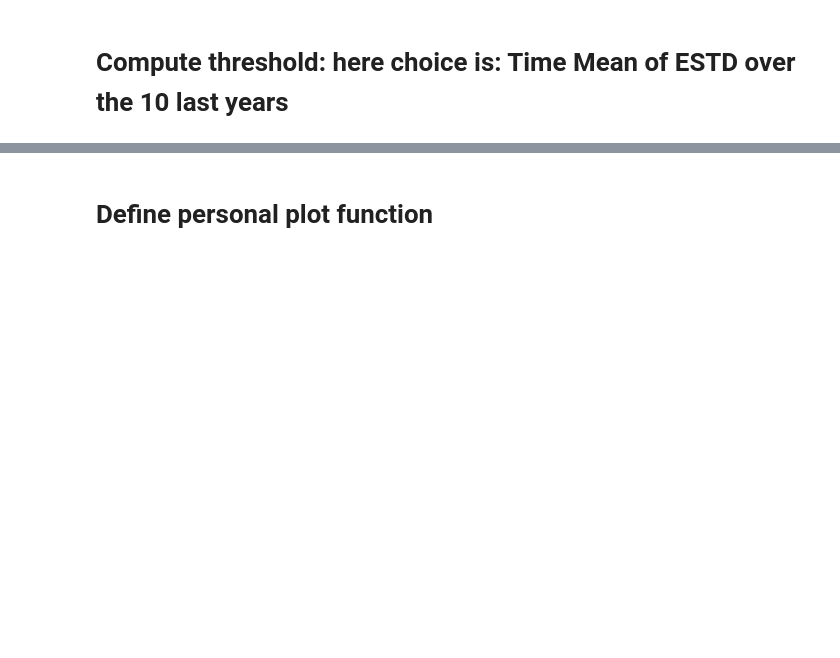
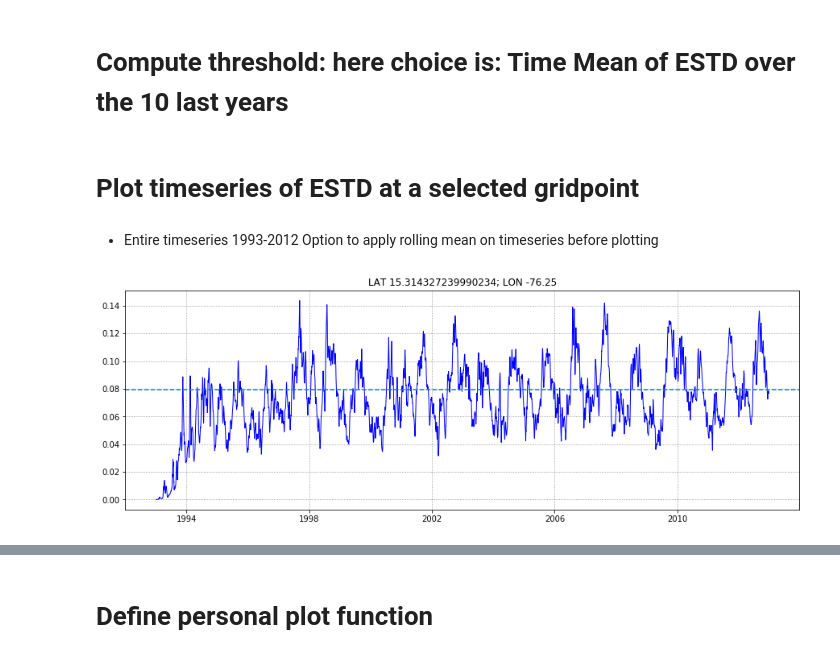
Before and after one commit to stephanieleroux/SHARED_NOTEBOOKS, a Jupyter notebook: 2019_07_08_SLX_ESTD_GROWTH_4Ixetl.ipynb, the cells around one changed output, grey strips where cells are left out. Saved outputs shown, nothing was run; the diff lists cells and outputs as text; code cells hidden in the pictures; blank space fills up the shorter version.

```diff
--- a/2019_07_08_SLX_ESTD_GROWTH_4Ixetl.ipynb
+++ b/2019_07_08_SLX_ESTD_GROWTH_4Ixetl.ipynb
@@ -83,7 +77,7 @@ suffix = 'y1993-2012.1d_ssh.nc'
 varna='ssh'
 
 diro = "./"
-
+dpifig=300
 fili = "ENSTAT50_GOM025-GSL301.050_y1993-2012.1d_ssh.nc"
 # %% [markdown]
 ## Read data (lon lat)
@@ -117,3 +111,39 @@ Attributes:
 # Compute threshold: here choice is: Time Mean of ESTD over the 10 last years
 # %%
 TM_ESTD = ESTD.sel(time_counter=slice('2002-01-01','2012-12-31')).mean(dim="time_counter")
+# %% [markdown]
+# Plot timeseries of ESTD at a selected gridpoint
+# %% [markdown]
+* Entire timeseries 1993-2012
+Option to apply rolling mean on timeseries before plotting
+# %%
+rollingmean=False
+
+xi=88
+yj=47
+
+
+TM = TM_ESTD.isel(y=47,x=88)
+if rollingmean:
+    pltosuffix='RMyes'
+    data2plot = ESTD.isel(y=yj,x=xi).rolling(time_counter=90,min_periods=10).mean() #.sel(time_counter=slice('1993-01-01','1995-01-01'))
+else:
+    pltosuffix='RMno'
+    data2plot = ESTD.isel(y=yj,x=xi) #.sel(time_counter=slice('1993-01-01','1995-01-01'))
+
+
+fig1 = plt.figure(figsize=([15,5]),facecolor='white')
+plt.plot(data2plot.time_counter,data2plot,color='b',linewidth=1.)
+
+ax = plt.gca()
+plt.axhline(y=TM,linestyle='--')
+
+ax.yaxis.grid(color="grey",linestyle=":")
+ax.xaxis.grid(color="grey",linestyle=":")
+#plt.ylim(-15,15)
+plt.title("LAT "+str(nav_lat.isel(y=yj,x=xi).values)+"; LON "+str(nav_lon.isel(y=yj,x=xi).values))
+plt.show()
+
+fig1.savefig(diro+"fullts_"+pltosuffix+'.png', facecolor=fig1.get_facecolor(), edgecolor='none',dpi=dpifig,bbox_inches='tight', pad_inches=0)
+# %% [output]
+[figure, added]
```
Also changed, not shown: parts of 3 cells of this notebook, 4 other files.
